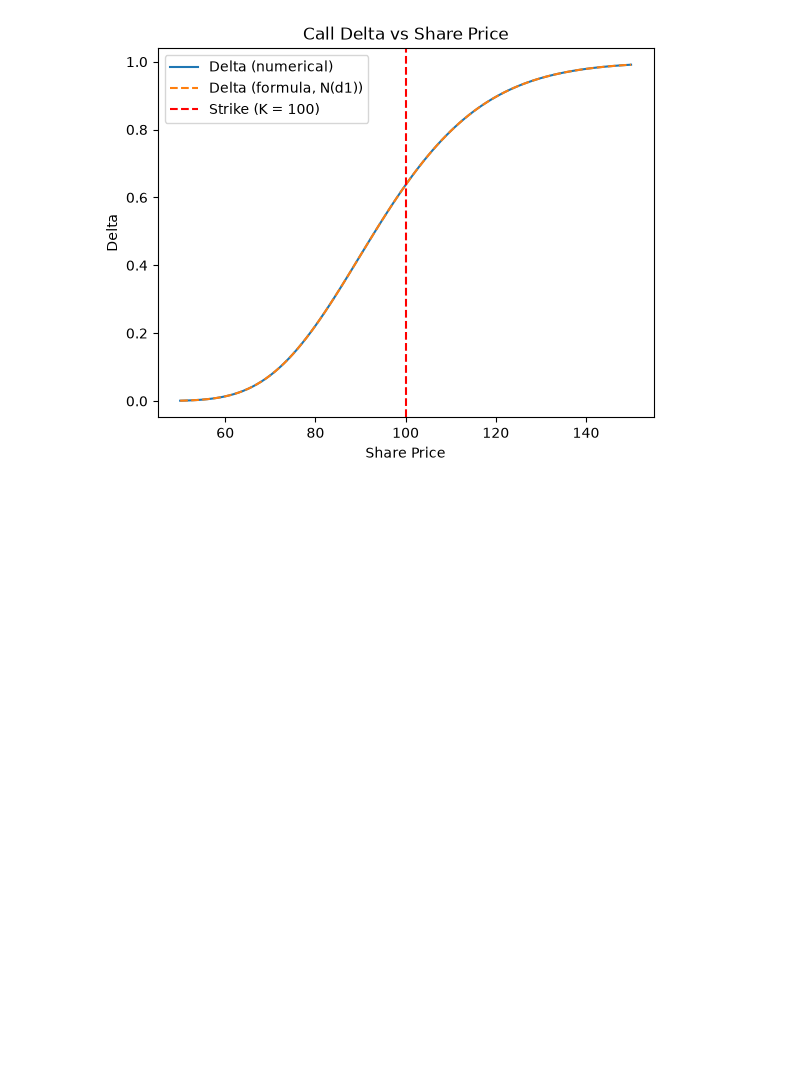
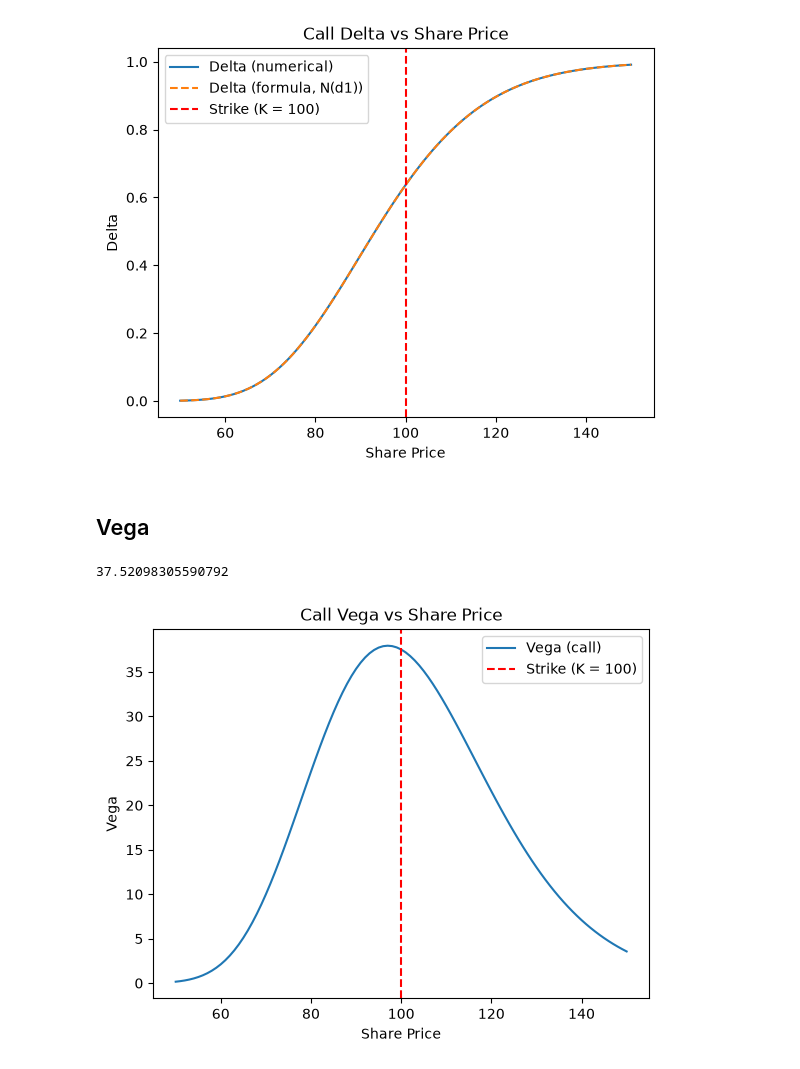
Before and after one commit to MrTennis5/options-pricer, a Jupyter notebook: greeks.ipynb, the cells around one changed output. Saved outputs shown, nothing was run; the diff lists cells and outputs as text; code cells hidden in the pictures; blank space fills up the shorter version.

Commit message:
Greeks: Delta, Theta, Vega, Gamma

```diff
--- a/greeks.ipynb
+++ b/greeks.ipynb
@@ -78,3 +78,28 @@ plt.legend()
 plt.show()
 # %% [output]
 [figure]
+# %% [markdown]
+## Vega
+# %%
+def vega(S, K, T, r, sigma, h):
+    price_up = black_scholes(S, K, T, r, sigma + h, "call")
+    price_down = black_scholes(S, K, T, r, sigma - h, "call")
+    return (price_up - price_down) / (2 * h)
+
+print(vega(100, 100, 1, 0.05, 0.2, 0.01))
+
+S_values = np.linspace(50, 150, 101)
+vga_prices = []
+for S in S_values:
+    vga_prices.append(vega(S, 100, 1, 0.05, 0.2, 0.01))
+
+plt.plot(S_values, vga_prices, label="Vega (call)")
+plt.axvline(100, linestyle="--", color="red", label="Strike (K = 100)")
+plt.ylabel("Vega")
+plt.xlabel("Share Price")
+plt.title("Call Vega vs Share Price")
+plt.legend()
+plt.show()
+# %% [output]
+37.52098305590792
+[figure, added]
```
Also changed, not shown: parts of 4 cells of this notebook.
